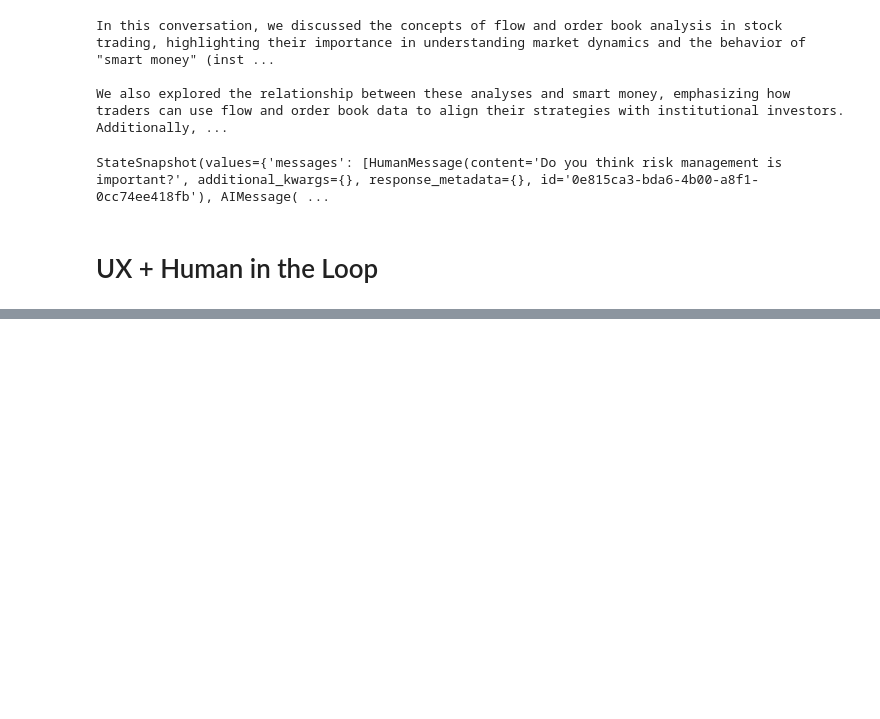
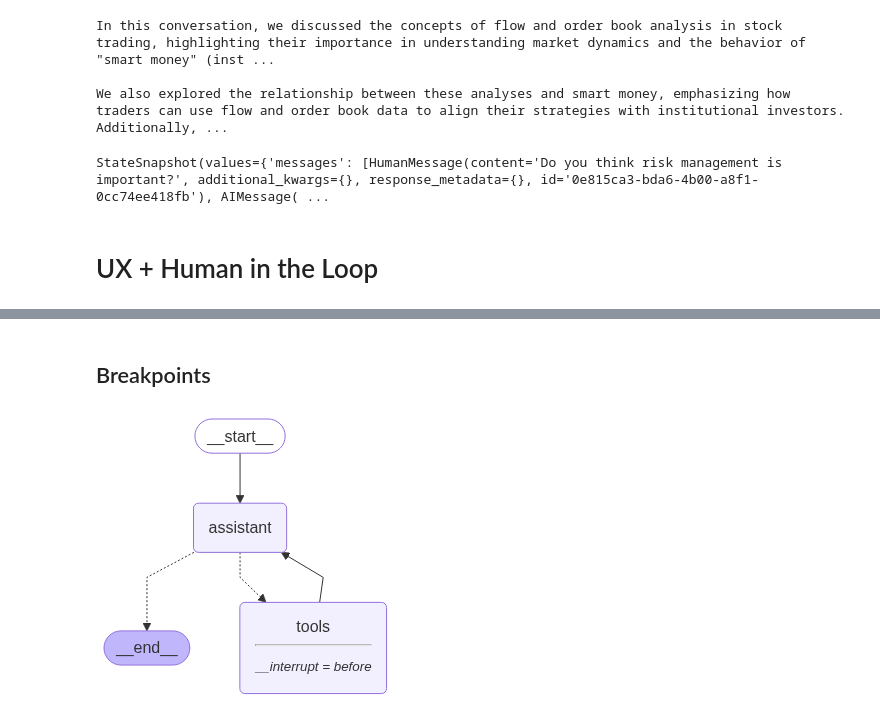
Before and after one commit to DerrickVericho/LLM-Portofolio, a Jupyter notebook: notebook/langgraph.ipynb, the cells around one changed output, grey strips where cells are left out. Saved outputs shown, nothing was run; the diff lists cells and outputs as text; code cells hidden in the pictures; blank space fills up the shorter version.

Commit message:
feat: streaming and breakpoints note

```diff
--- a/notebook/langgraph.ipynb
+++ b/notebook/langgraph.ipynb
@@ -1251,0 +1521,40 @@ StateSnapshot(values={'messages': [HumanMessage(content='Do you think risk manag
+# %% [markdown]
+## Breakpoints
+# %%
+def multiply(a: int | float, b: int | float) -> int | float:
+    """Multiply a and b."""
+    return a * b
+
+# This will be a tool
+def add(a: int | float, b: int | float) -> int | float:
+    """Adds a and b."""
+    return a + b
+
+def divide(a: int | float, b: int | float) -> int | float:
+    """Divide a by b."""
+    return a / b
+
+tools = [add, multiply, divide]
+llm = ChatOpenAI(model="gpt-4o")
+llm_tools = llm.bind_tools(tools)
+# %%
+sys_prompt = SystemMessage(content="You are a helpful assistant tasked with writing performing arithmetic on a set of inputs.")
+
+def assistant(state: MessagesState):
+    return {"messages": [llm_tools.invoke([sys_prompt] + state["messages"])]}
+
+
+builder = StateGraph(MessagesState)
+builder.add_node("assistant", assistant)
+builder.add_node("tools", ToolNode(tools))
+
+builder.add_edge(START, "assistant")
+builder.add_conditional_edges("assistant", tools_condition)
+builder.add_edge("tools", "assistant")
+builder.add_edge("assistant", END)
+
+memory = MemorySaver()
+graph = builder.compile(interrupt_before=["tools"] ,checkpointer=memory)
+display(Image(graph.get_graph().draw_mermaid_png()))
+# %% [output]
+[figure, added]
```
Also changed, not shown: parts of 35 cells of this notebook, 3 other files.
